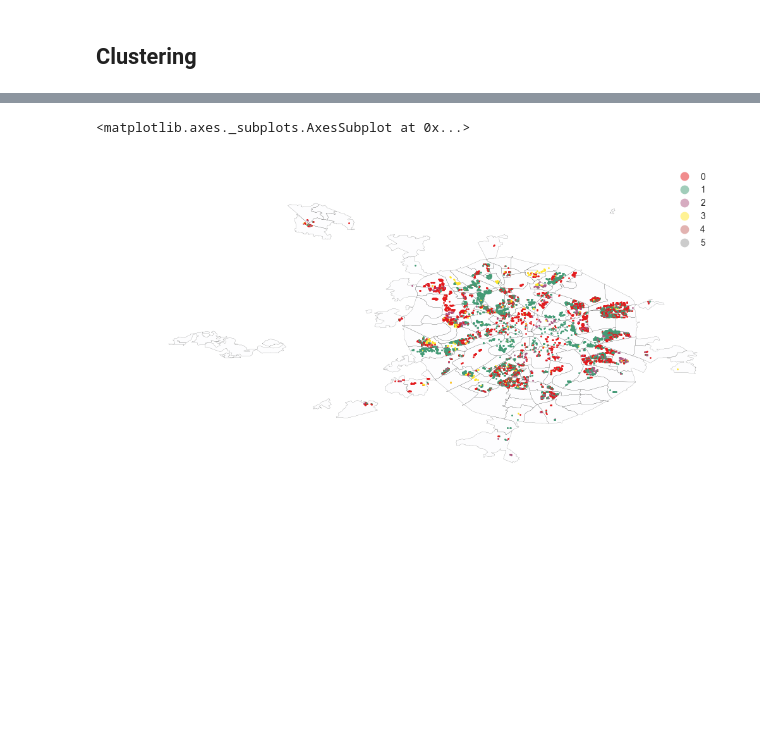
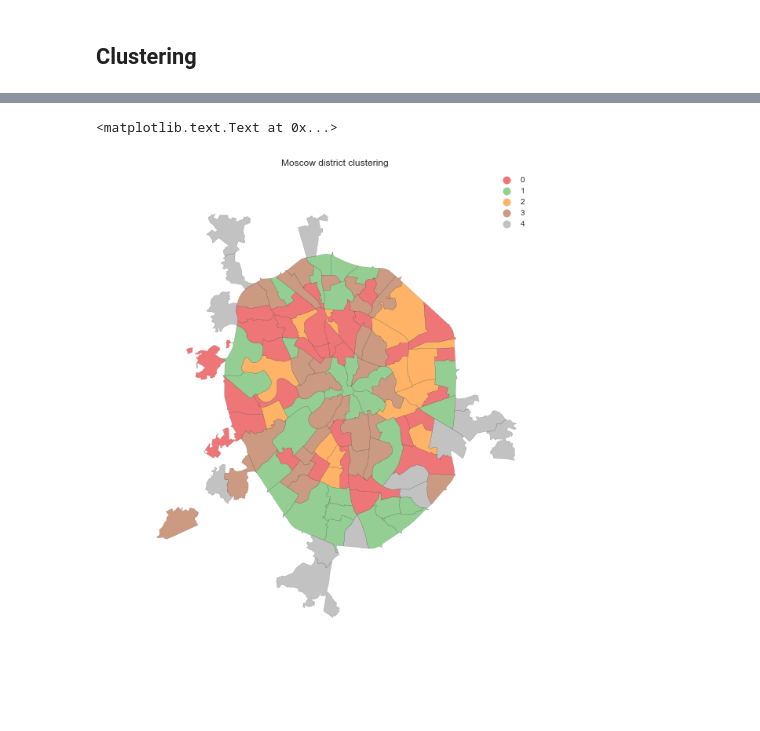
Before and after one commit to Casyfill/AUD_Metropolitan_Data, a Jupyter notebook: Data dive/Data Dive Khrushchevki overview.ipynb, the cells around one changed output, grey strips where cells are left out. Cells and saved outputs as stored; diff of their text form; code cells hidden in the pictures; blank space fills up the shorter version.

```diff
--- a/Data dive/Data Dive Khrushchevki overview.ipynb
+++ b/Data dive/Data Dive Khrushchevki overview.ipynb
@@ -186,0 +239,3 @@ plt.ylabel('Frequency')
+# %%
+population = ['TotalPopulationUnder18', 'TotalPopulationOfRetirementAge',
+              'TotalPopulationWorkingAge', '5et_ratio']
@@ -189,2 +286,2 @@ plt.ylabel('Frequency')
 # %%
-kmeans5 = cluster.KMeans(n_clusters=6)
+kmeans = cluster.KMeans(n_clusters=5)
@@ -197,3 +288,5 @@ k5cls = kmeans5.fit(X_scaled)
+# %%
+k5cls = kmeans.fit(districts[population].fillna(0))
 # %%
 k5cls.labels_
 # %% [output]
@@ -201,9 +299,10 @@ array([1, 1, 1, ..., 0, 2, 0], dtype=int32)
 # %%
-buildings['k5cls'] = k5cls.labels_
+districts['cluster'] = k5cls.labels_
 # %%
-base = districts.plot(linewidth=0.1, facecolor=None, alpha=0.01, figsize=(12,10));
+base = districts.plot(column='cluster',linewidth=0.1,
+                                 alpha=0.6,categorical=True, figsize=(16,12),legend=True);
 base.set_axis_off()
-buildings.plot(column='k5cls',ax=base, categorical=True, legend=True)
+base.set_title('Moscow district clustering')
 # %% [output]
-<matplotlib.axes._subplots.AxesSubplot at 0x...>
+<matplotlib.text.Text at 0x...>
-[figure, old version]
+[figure, new version]
```
Also changed, not shown: parts of 73 cells of this notebook, 18 other files.
